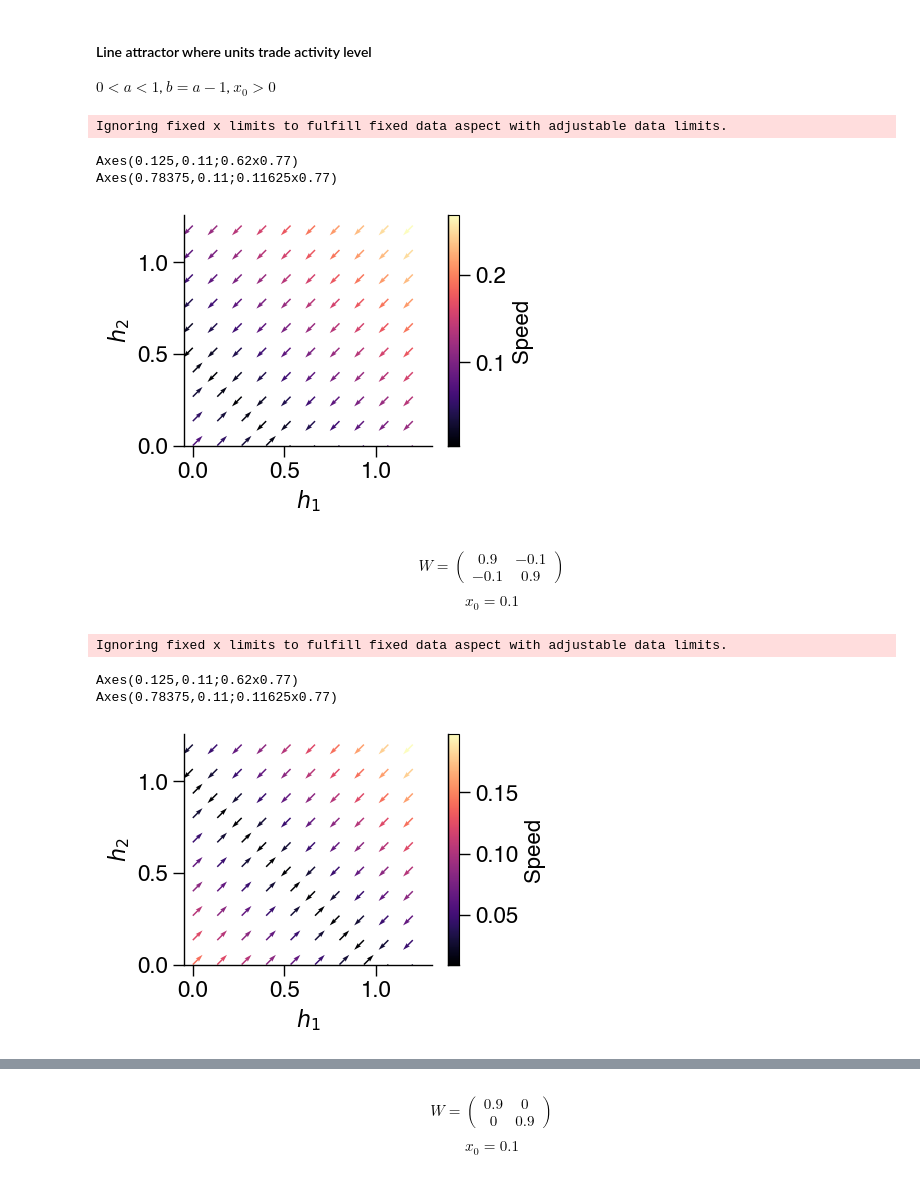
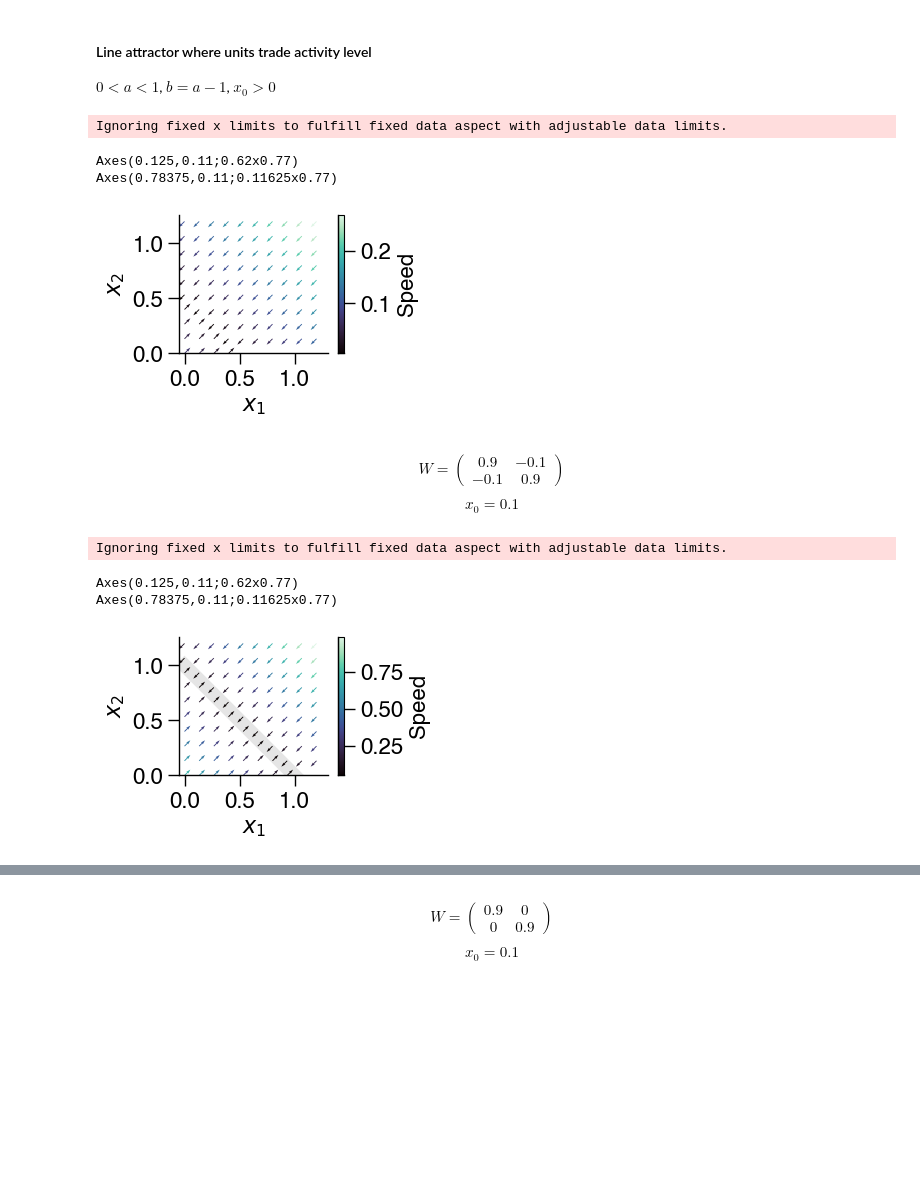
Before and after one commit to davidgbe/automated_plasticity_discovery, a Jupyter notebook: 2d_system_analysis.ipynb, the cells around one changed output, grey strips where cells are left out. Cells and saved outputs as stored; diff of their text form; code cells hidden in the pictures; blank space fills up the shorter version.

Commit message:
updates to handbuilt_rules_figures

```diff
--- a/2d_system_analysis.ipynb
+++ b/2d_system_analysis.ipynb
@@ -17,8 +14,8 @@ The autoreload extension is already loaded. To reload it, use:
 # %%
 # Get a palette and convert to colormap
-cmap = sns.color_palette("magma", as_cmap=True)
+cmap = sns.color_palette('mako', as_cmap=True)
 # %%
-def plot_flow_field(w, v0=0, x0=0, nonlinearity='relu', save_name='2D_flow_field', n_points=10):
+def plot_flow_field(w, v0=0, x0=0, nonlinearity='relu', save_name='2D_flow_field', n_points=10, draw_manifold_line=False):
     # System parameters
     tau = 1.0
 
@@ -55,15 +52,18 @@ def plot_flow_field(w, v0=0, x0=0, nonlinearity='relu', save_name='2D_flow_field
     V_norm = V / (magnitude + 1e-6)
 
     # Plot
-    scale = 1
+    scale = 0.6
     fig, axs = plt.subplots(1, 1, figsize=(4 * scale, 3 * scale))
     m = axs.quiver(X, Y, U_norm, V_norm, magnitude, cmap=cmap)
-    axs.set_xlabel('$h_1$')
-    axs.set_ylabel('$h_2$')
+    axs.set_xlabel('$x_1$')
+    axs.set_ylabel('$x_2$')
     # axs.set_title('Flow Field for $\dot{h} = \\frac{1}{\\tau}(W [h - v]^+ - h + x_0)$')
     # axs.axvline(v[0], color='gray', linestyle='--', alpha=0.5)
     # axs.axhline(v[1], color='gray', linestyle='--', alpha=0.5)
     cbar = fig.colorbar(m, label='Speed')
+
+    if draw_manifold_line:
+        axs.plot([1, 0], [0, 1], color='gray', lw=10, alpha=0.2, zorder=-1)
     # axs.grid(True)
     axs.axis('equal')
     axs.set_xlim(0)
@@ -132,7 +132,7 @@ plot_flow_field(w, x0=0.05, save_name='2D_flow_line.svg')
 Ignoring fixed x limits to fulfill fixed data aspect with adjustable data limits.
 Axes(0.125,0.11;0.62x0.77)
 Axes(0.78375,0.11;0.11625x0.77)
-[figure, old version]
+[figure, new version]
 # %% [markdown]
 
 $$
@@ -144,17 +144,17 @@ $$
 
 $$x_0 = 0.1$$
 # %%
-a = 0.9
+a = 1.5
 w = np.array([
-    [a, a-1],
-    [a-1, a],
+    [a - 1, a - 2],
+    [a - 2, a - 1],
 ])
-plot_flow_field(w, x0=0.1, save_name='2D_flow_line.svg')
+plot_flow_field(w, x0=0.5, save_name='figures/2D_flow_line_tuned.svg', draw_manifold_line=True)
 # %% [output]
 Ignoring fixed x limits to fulfill fixed data aspect with adjustable data limits.
 Axes(0.125,0.11;0.62x0.77)
 Axes(0.78375,0.11;0.11625x0.77)
-[figure, old version]
+[figure, new version]
 # %%
 a = 0.9
 w = np.array([
```
Also changed, not shown: parts of 15 cells of this notebook, 1 other file.
